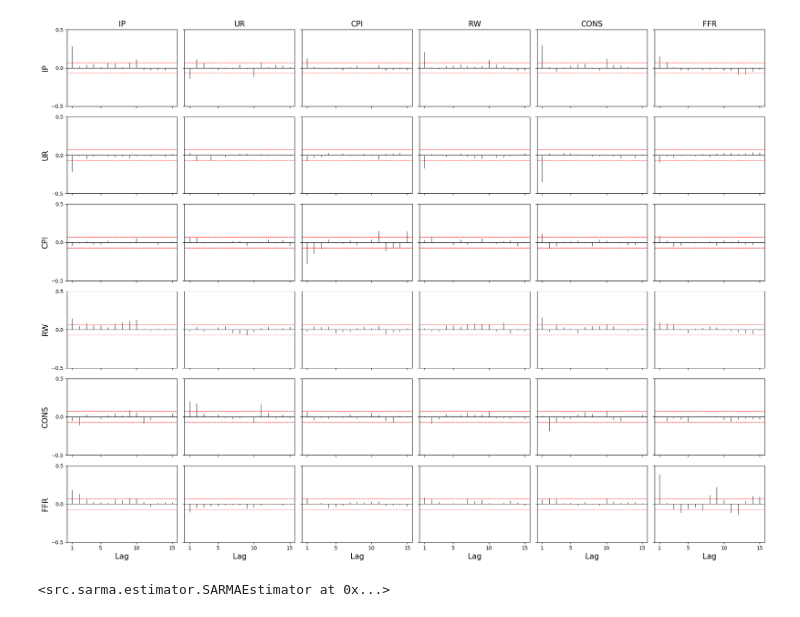
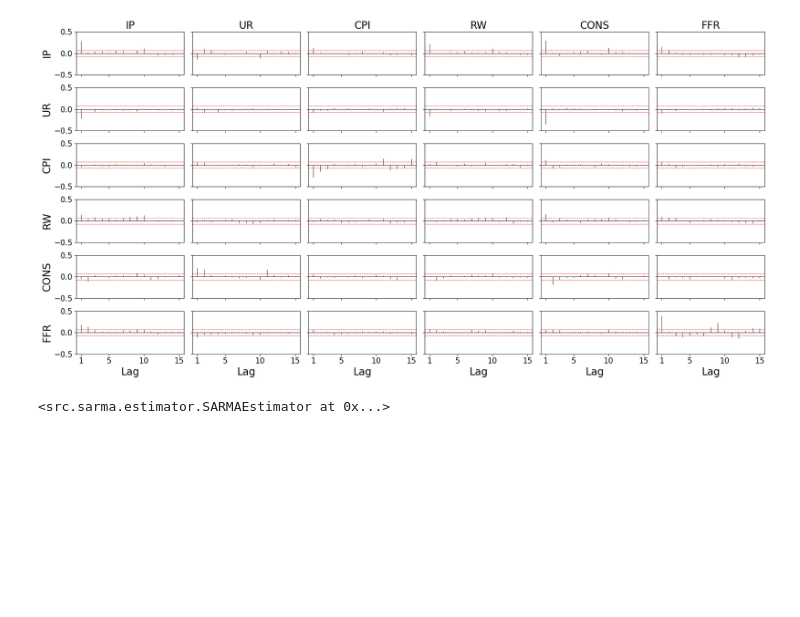
Before and after one commit to LinyuchangSufe/SARMA, a Jupyter notebook: Application/Empirical example.ipynb, the cells around one changed output. Saved outputs shown, nothing was run; the diff lists cells and outputs as text; code cells hidden in the pictures; blank space fills up the shorter version.

Commit message:
application renew

```diff
--- a/Application/Empirical example.ipynb
+++ b/Application/Empirical example.ipynb
@@ -68,41 +68,44 @@ T,N = df_std.shape
 MACM_y = MACM(df_std.values, 15)   # K=15 lags: 1..15
 K = MACM_y.shape[0]
 T, N = df_std.shape
 
 xlabel_lags = np.arange(1, K+1)
 
-fig, axes = plt.subplots(N, N, figsize=(20, 15), sharex=True, sharey=True)
+# Create figure with N x N subplots for matrix autocorrelation function
+fig, axes = plt.subplots(N, N, figsize=(20, 10), sharex=True, sharey=True, gridspec_kw={'height_ratios': [0.8] * N})
 
 cols = list(df_std.columns) if hasattr(df_std, "columns") else [f"v{i}" for i in range(N)]
 
 for i in range(N):
     for j in range(N):
         ax = axes[i, j]
         ax.vlines(xlabel_lags, 0, MACM_y[:, i, j], color='k', linewidth=0.7)
         ax.axhline(0, color='k', linewidth=0.7)
 
-        # 使用近似界（常用写法）；若更严谨可用 2/sqrt(T-k) 做成曲线
+        # Approximate confidence bounds at ±2/sqrt(T); can be made stricter using 2/sqrt(T-k) if needed
         err_bound = 2 / np.sqrt(T)
         ax.axhline(err_bound, color='r', linestyle='--', linewidth=0.7)
         ax.axhline(-err_bound, color='r', linestyle='--', linewidth=0.7)
 
-        # 行列标签：只在边缘放，节省空间
+        # Place row/column labels only on the edges to save space
         if i == 0:
-            ax.set_title(cols[j], fontsize=15)
+            ax.set_title(cols[j], fontsize=20)
         if j == 0:
-            ax.set_ylabel(cols[i], fontsize=15)
+            ax.set_ylabel(cols[i], fontsize=20)
 
         if i == N-1:
             ax.set_xticks([1, 5, 10, 15])
-            ax.set_xlabel("Lag", fontsize=15)
+            ax.set_xlabel("Lag", fontsize=20)
 
         ax.set_yticks([-0.5, 0, 0.5])
+        ax.tick_params(axis='x', labelsize=15)
+        ax.tick_params(axis='y', labelsize=15)
 
 plt.tight_layout()
-plt.savefig("Application/MACM_realdata.png", dpi=300, bbox_inches='tight')
+plt.savefig("Application/MACM_realdata.pdf", dpi=300, bbox_inches='tight')
 plt.show()
 # %% [output]
-[figure, old version]
+[figure, new version]
 # %%
 y=df_std.values
 T,N = df_std.shape
```
Also changed, not shown: parts of 3 cells of this notebook.
